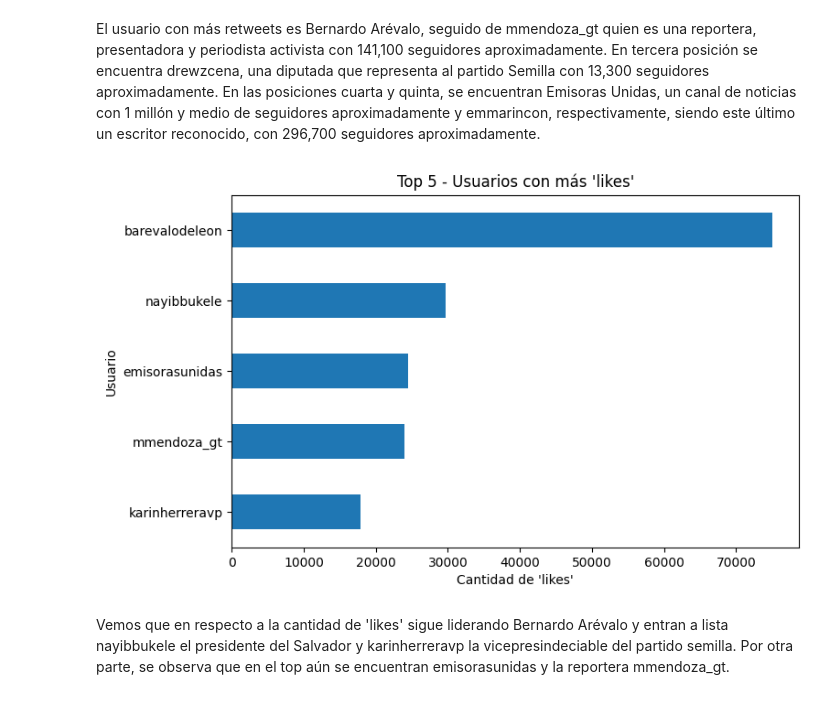
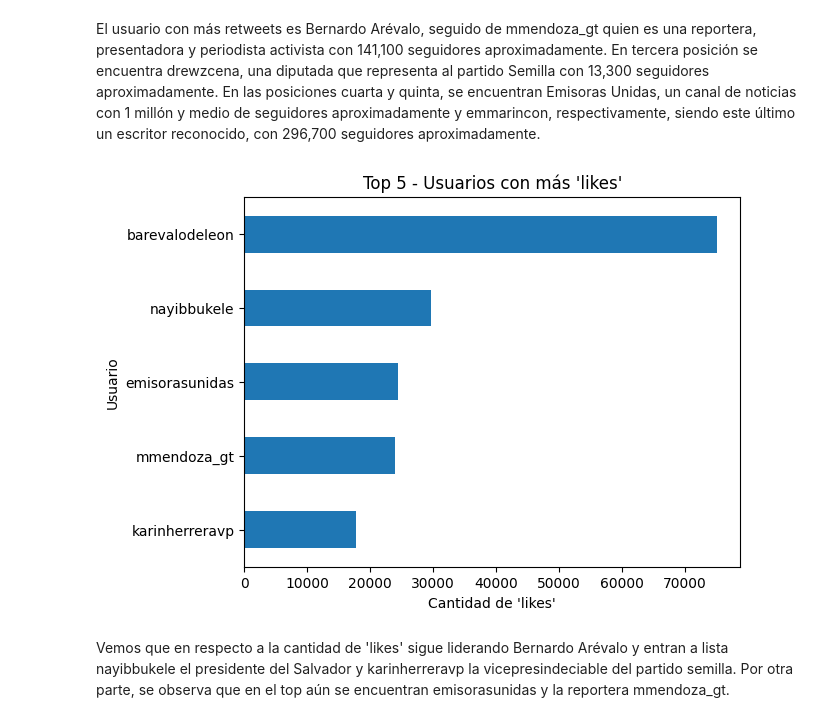
Before and after one commit to guillermoSb/datascience_laboratorio6, a Jupyter notebook: Problema2.ipynb, the cells around one changed output. Saved outputs shown, nothing was run; the diff lists cells and outputs as text; code cells hidden in the pictures.

```diff
--- a/Problema2.ipynb
+++ b/Problema2.ipynb
@@ -249,17 +243,16 @@ El usuario con más retweets es Bernardo Arévalo, seguido de mmendoza_gt quien
 # %%
 df_bernardo['likeCount'] = df_bernardo['likeCount'].astype(int)
 likes_per_user_b = df_bernardo.groupby('tweet_username')['likeCount'].sum()
 top_users = likes_per_user_b.sort_values(ascending=False)
 
-plt.figure(figsize=(8, 5))
 top_users.head(5).plot.barh()
 plt.gca().invert_yaxis()
 plt.xlabel('Cantidad de \'likes\'')
 plt.ylabel('Usuario')
 plt.title('Top 5 - Usuarios con más \'likes\'')
 plt.show()
 # %% [output]
-[figure, old version]
+[figure, new version]
 # %% [markdown]
 Vemos que en respecto a la cantidad de 'likes' sigue liderando Bernardo Arévalo y entran a lista nayibbukele el presidente del Salvador y karinherreravp la vicepresindeciable del partido semilla. Por otra parte, se observa que en el top aún se encuentran emisorasunidas y la reportera mmendoza_gt.
 # %% [markdown]
```
Also changed, not shown: parts of 13 cells of this notebook.
